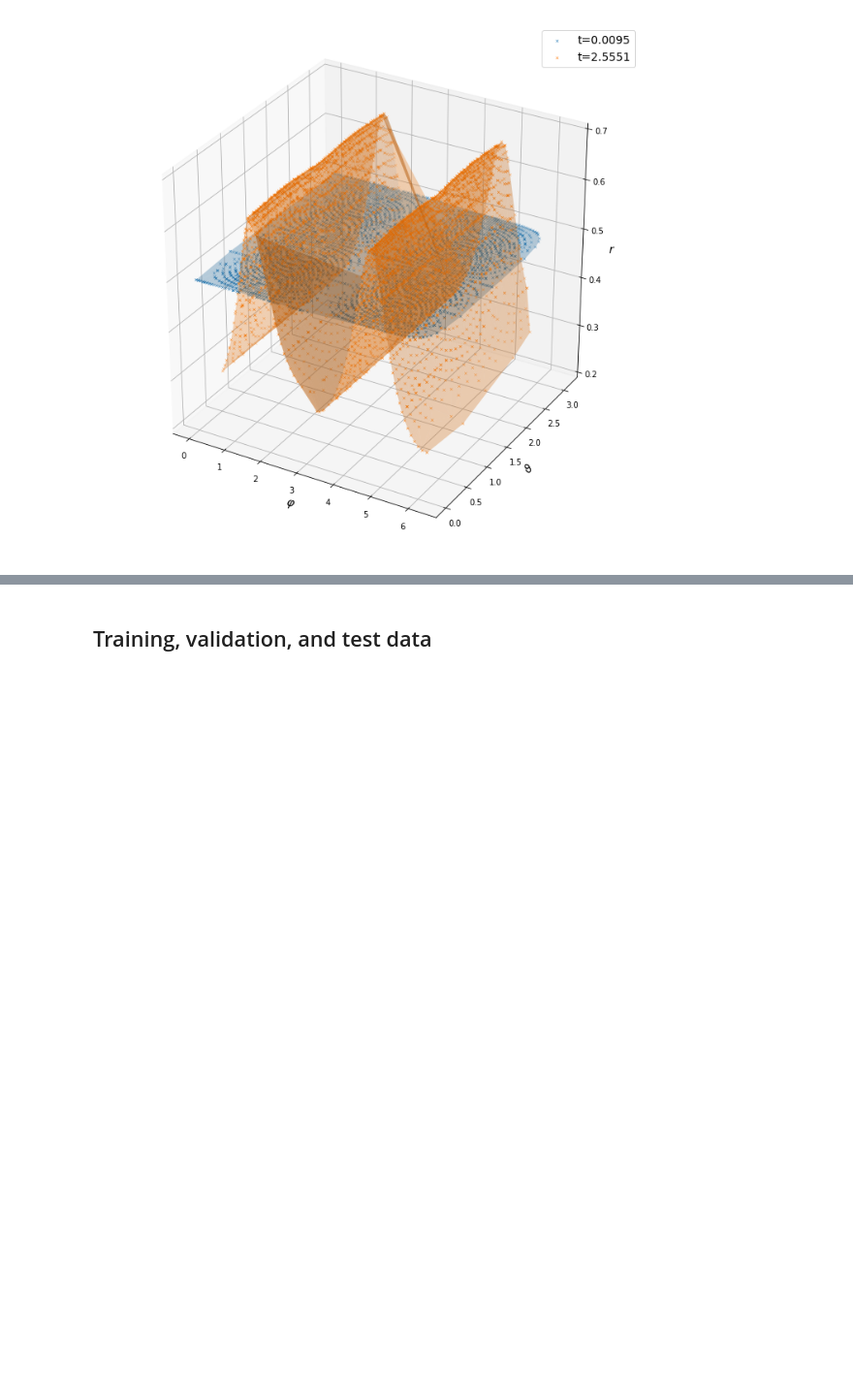
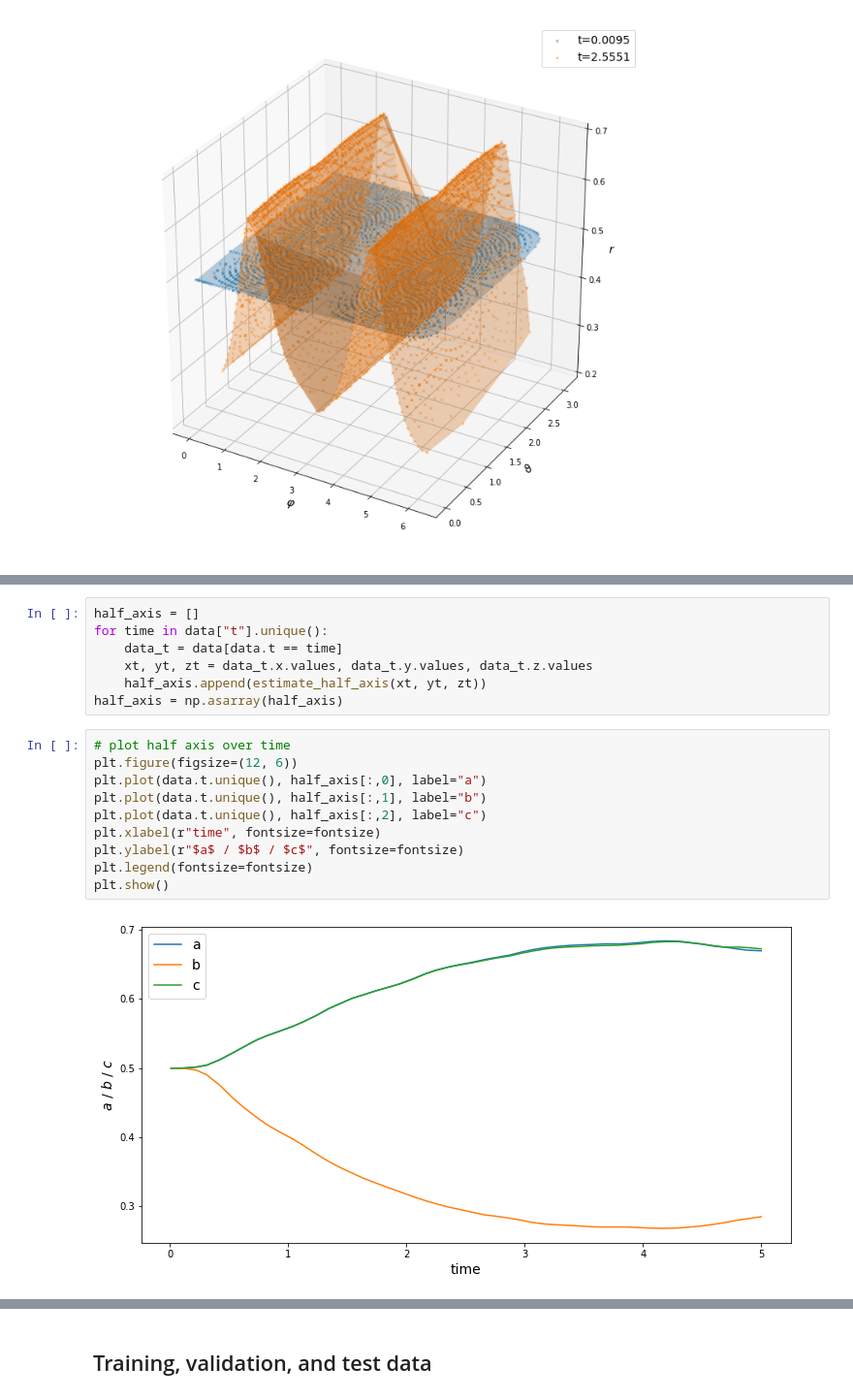
Before and after one commit to AndreWeiner/machine-learning-applied-to-cfd, a Jupyter notebook: notebooks/3D_shape_approximation.ipynb, the cells around one changed output, grey strips where cells are left out. Shown at 97% size. Drawn from its saved outputs; the diff is of its cells as text; blank space fills up the shorter version.

```diff
--- a/notebooks/3D_shape_approximation.ipynb
+++ b/notebooks/3D_shape_approximation.ipynb
@@ -193,0 +235,19 @@ plt.show()
+# %%
+half_axis = []
+for time in data["t"].unique():
+    data_t = data[data.t == time]
+    xt, yt, zt = data_t.x.values, data_t.y.values, data_t.z.values
+    half_axis.append(estimate_half_axis(xt, yt, zt))
+half_axis = np.asarray(half_axis)
+# %%
+# plot half axis over time
+plt.figure(figsize=(12, 6))
+plt.plot(data.t.unique(), half_axis[:,0], label="a")
+plt.plot(data.t.unique(), half_axis[:,1], label="b")
+plt.plot(data.t.unique(), half_axis[:,2], label="c")
+plt.xlabel(r"time", fontsize=fontsize)
+plt.ylabel(r"$a$ / $b$ / $c$", fontsize=fontsize)
+plt.legend(fontsize=fontsize)
+plt.show()
+# %% [output]
+[figure, added]
```
Also changed, not shown: parts of 5 cells of this notebook, 3 other files.
